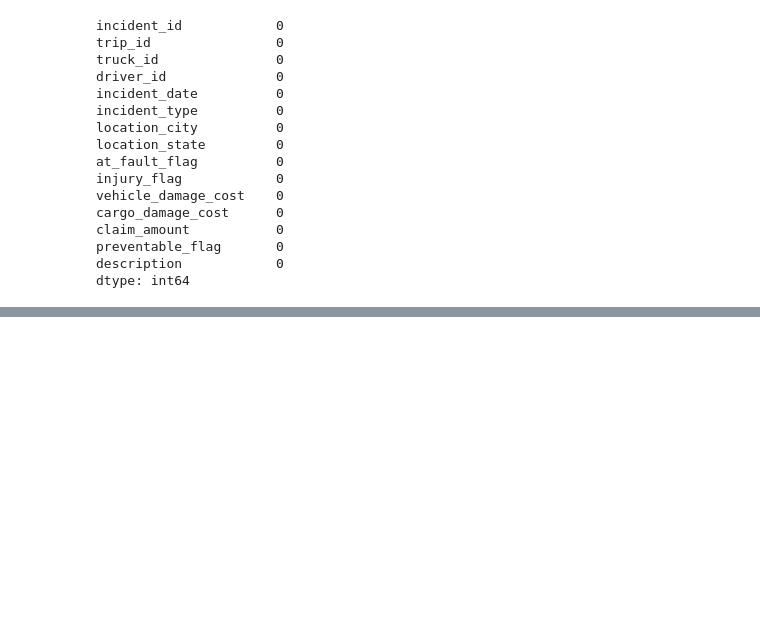
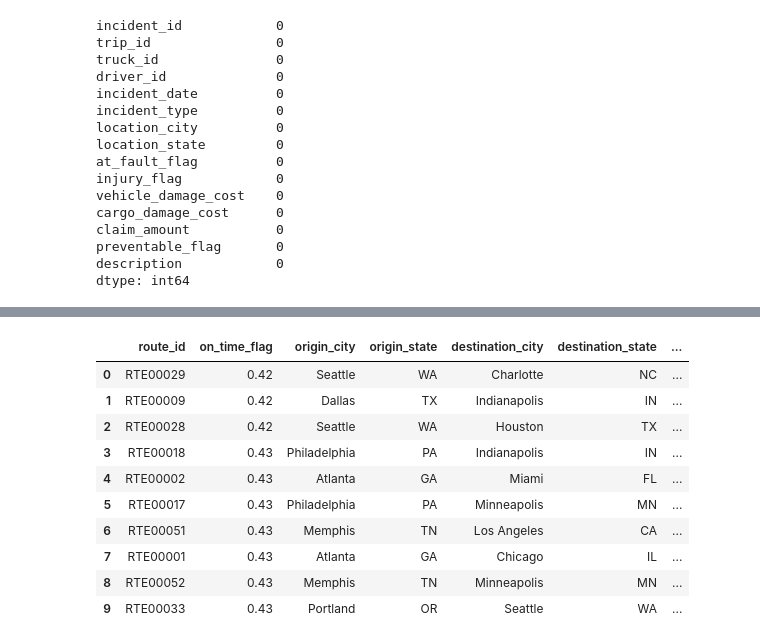
Before and after one commit to Karamanetss/trucking-operations-analytics, a Jupyter notebook: notebooks/eda_trucking.ipynb, the cells around one changed output, grey strips where cells are left out. Drawn from its saved outputs; the diff is of its cells as text; code cells hidden in the pictures; blank space fills up the shorter version.

```diff
--- a/notebooks/eda_trucking.ipynb
+++ b/notebooks/eda_trucking.ipynb
@@ -344 +330,17 @@ True     88.455124
 Name: detention_minutes, dtype: float64
+# %%
+merged = delivery_events.merge(loads, on='load_id')
+merged.head(5)
+merged[merged['event_type'] == 'Delivery'].groupby('route_id')['on_time_flag'].mean().sort_values().head(10).reset_index().merge(routes, on='route_id')
+# %% [output]
+|  | route_id | on_time_flag | origin_city | origin_state | destination_city | destination_state | ... |
+| 0 | RTE00029 | 0.42 | Seattle | WA | Charlotte | NC | ... |
+| 1 | RTE00009 | 0.42 | Dallas | TX | Indianapolis | IN | ... |
+| 2 | RTE00028 | 0.42 | Seattle | WA | Houston | TX | ... |
+| 3 | RTE00018 | 0.43 | Philadelphia | PA | Indianapolis | IN | ... |
+| 4 | RTE00002 | 0.43 | Atlanta | GA | Miami | FL | ... |
+| 5 | RTE00017 | 0.43 | Philadelphia | PA | Minneapolis | MN | ... |
+| 6 | RTE00051 | 0.43 | Memphis | TN | Los Angeles | CA | ... |
+| 7 | RTE00001 | 0.43 | Atlanta | GA | Chicago | IL | ... |
+| 8 | RTE00052 | 0.43 | Memphis | TN | Minneapolis | MN | ... |
+| 9 | RTE00033 | 0.43 | Portland | OR | Seattle | WA | ... |
```
Also changed, not shown: parts of 15 cells of this notebook.
